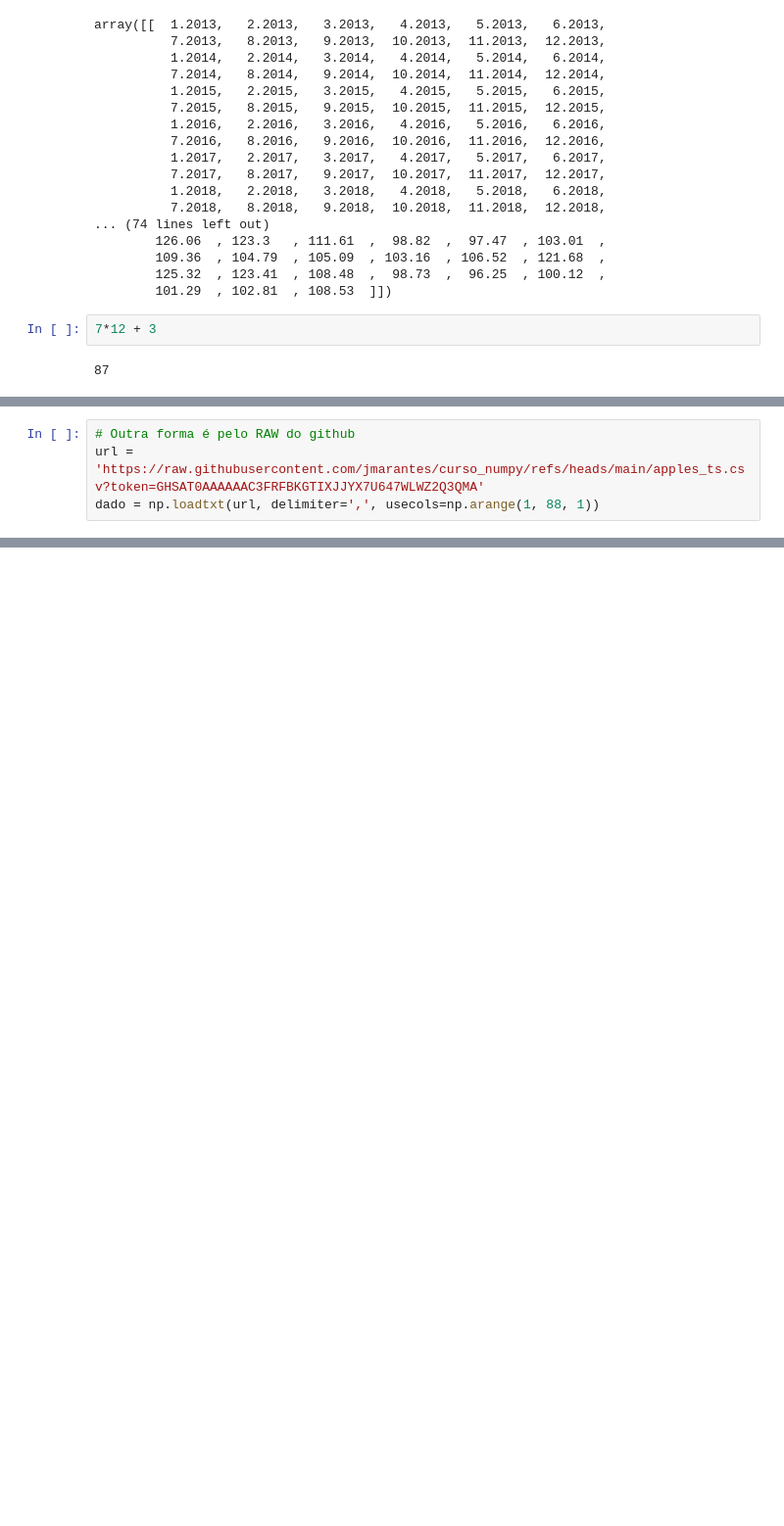
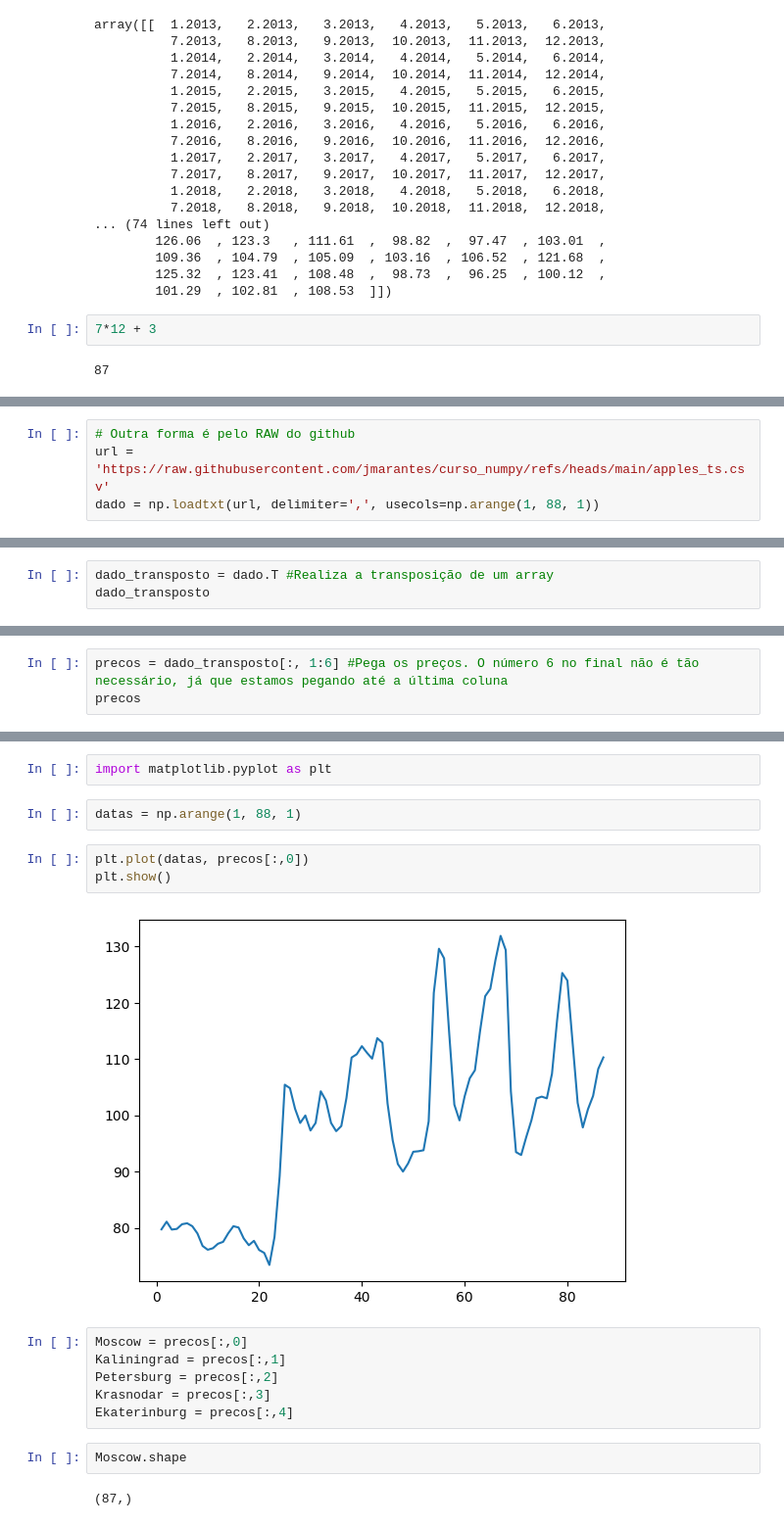
Before and after one commit to jmarantes/curso_numpy, a Jupyter notebook: Numpy_Curso.ipynb, the cells around one changed output, grey strips where cells are left out. Shown: that part at 98% size. Drawn from its saved outputs; the diff is of its cells as text; blank space fills up the shorter version.

Commit message:
:sparkles: feat Andamento no curso

```diff
--- a/Numpy_Curso.ipynb
+++ b/Numpy_Curso.ipynb
@@ -29,4 +36,4 @@ np.arange(1, 88, 1)
 # %%
 # Outra forma é pelo RAW do github
-url = 'https://raw.githubusercontent.com/jmarantes/curso_numpy/refs/heads/main/apples_ts.csv?token=GHSAT0AAAAAAC3FRFBKGTIXJJYX7U647WLWZ2Q3QMA'
+url = 'https://raw.githubusercontent.com/jmarantes/curso_numpy/refs/heads/main/apples_ts.csv'
 dado = np.loadtxt(url, delimiter=',', usecols=np.arange(1, 88, 1))
@@ -34,0 +72,3 @@ FileNotFoundError: https://raw.githubusercontent.com/jmarantes/curso_numpy/refs/
+# %%
+dado_transposto = dado.T #Realiza a transposição de um array
+dado_transposto
@@ -34,0 +110,3 @@ FileNotFoundError: https://raw.githubusercontent.com/jmarantes/curso_numpy/refs/
+# %%
+precos = dado_transposto[:, 1:6] #Pega os preços. O número 6 no final não é tão necessário, já que estamos pegando até a última coluna
+precos
@@ -34,0 +131,19 @@ FileNotFoundError: https://raw.githubusercontent.com/jmarantes/curso_numpy/refs/
+# %%
+import matplotlib.pyplot as plt
+# %%
+datas = np.arange(1, 88, 1)
+# %%
+plt.plot(datas, precos[:,0])
+plt.show()
+# %% [output]
+[figure, added]
+# %%
+Moscow = precos[:,0]
+Kaliningrad = precos[:,1]
+Petersburg = precos[:,2]
+Krasnodar = precos[:,3]
+Ekaterinburg = precos[:,4]
+# %%
+Moscow.shape
+# %% [output]
+(87,)
```
Also changed, not shown: parts of 34 cells of this notebook, 3 other files.
